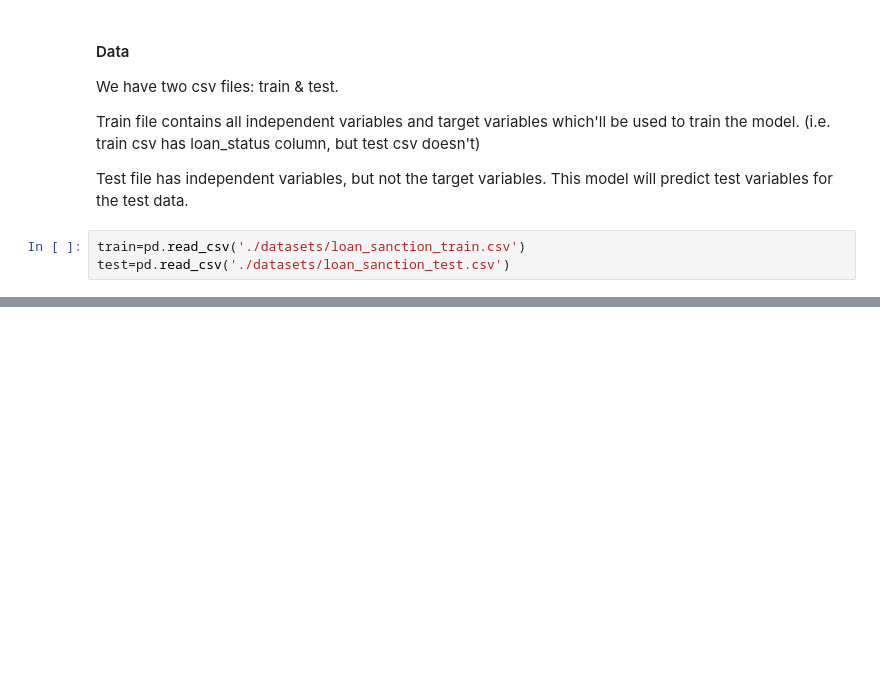
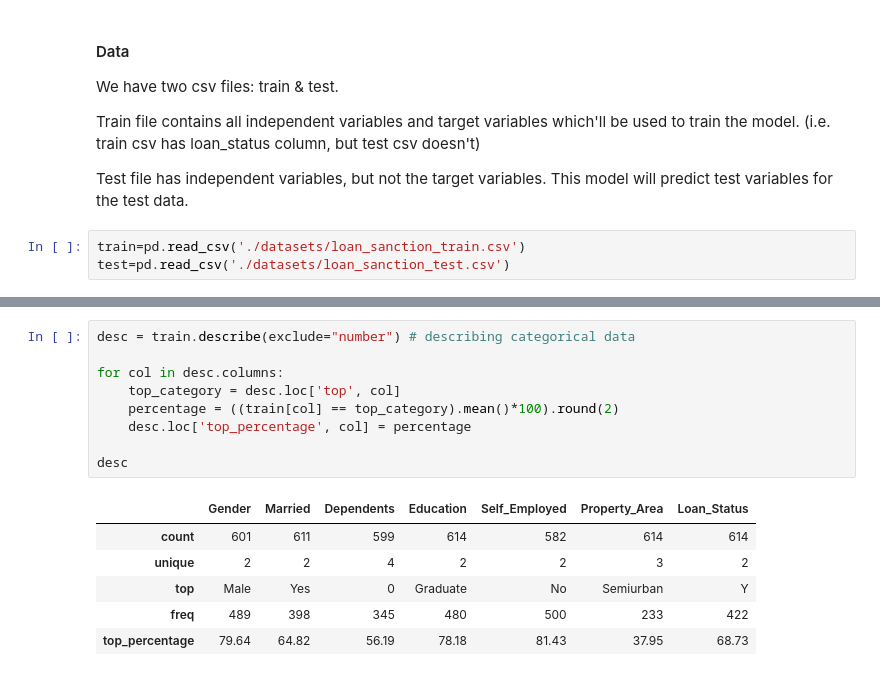
Before and after one commit to zoddtheimmortal/loan-prediction, a Jupyter notebook: loan-approval.ipynb, the cells around one changed output, grey strips where cells are left out. Saved outputs shown, nothing was run; the diff lists cells and outputs as text; blank space fills up the shorter version.

```diff
--- a/loan-approval.ipynb
+++ b/loan-approval.ipynb
@@ -60,0 +103,16 @@ test.head(10)
+# %%
+desc = train.describe(exclude="number") # describing categorical data
+
+for col in desc.columns:
+    top_category = desc.loc['top', col]
+    percentage = ((train[col] == top_category).mean()*100).round(2)
+    desc.loc['top_percentage', col] = percentage
+
+desc
+# %% [output]
+|  | Gender | Married | Dependents | Education | Self_Employed | Property_Area | Loan_Status |
+| count | 601 | 611 | 599 | 614 | 582 | 614 | 614 |
+| unique | 2 | 2 | 4 | 2 | 2 | 3 | 2 |
+| top | Male | Yes | 0 | Graduate | No | Semiurban | Y |
+| freq | 489 | 398 | 345 | 480 | 500 | 233 | 422 |
+| top_percentage | 79.64 | 64.82 | 56.19 | 78.18 | 81.43 | 37.95 | 68.73 |
```
Also changed, not shown: parts of 18 cells of this notebook, 2 other files.
